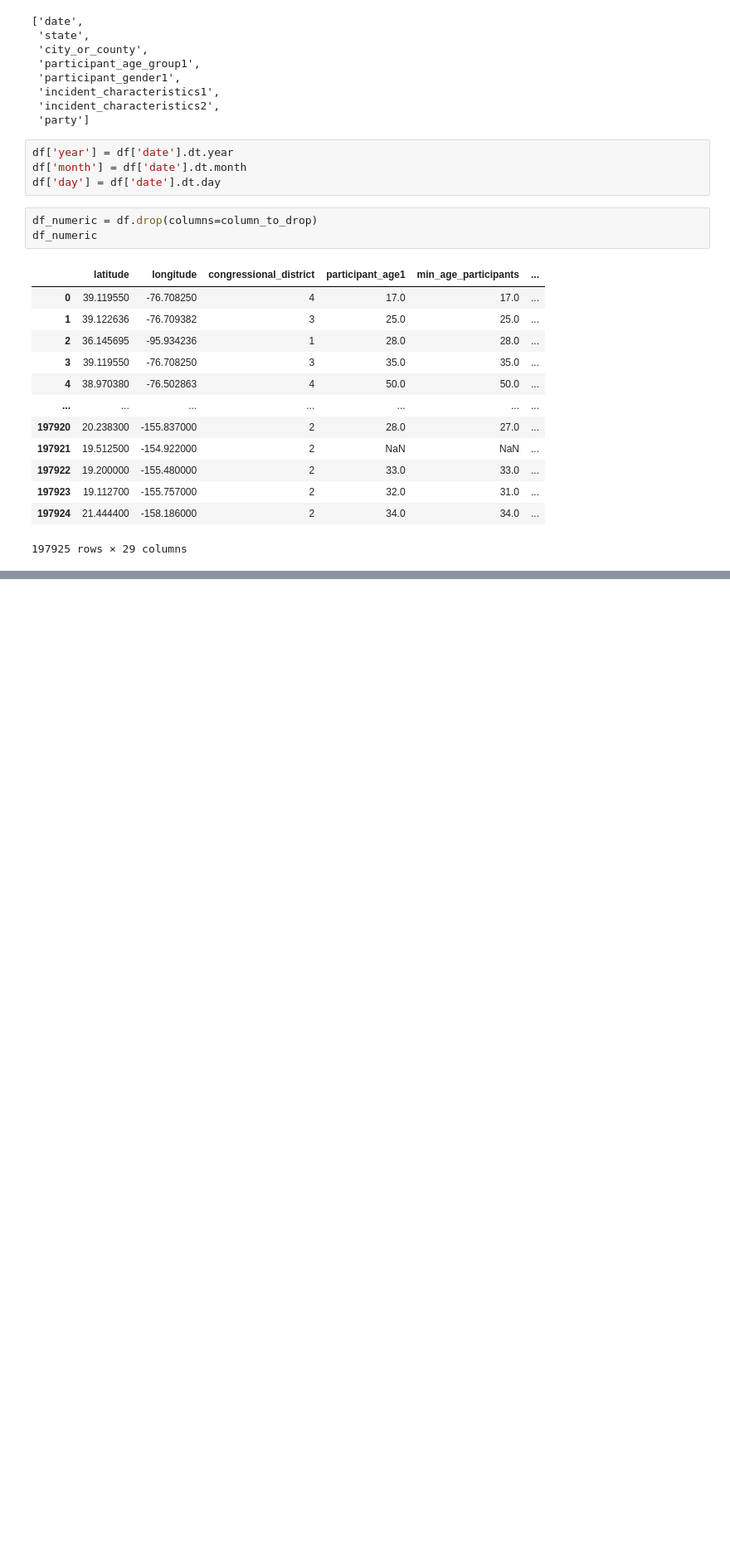
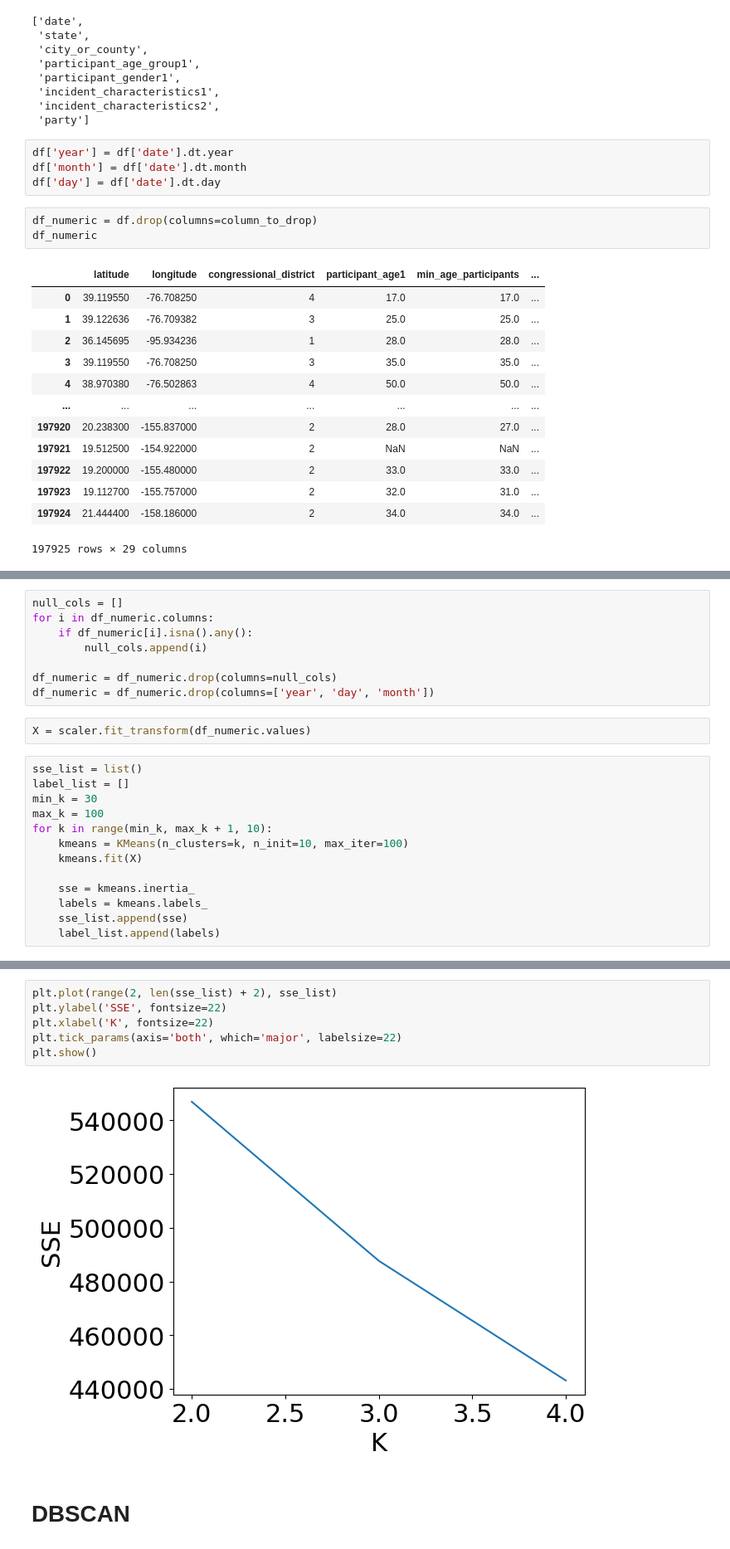
Before and after one commit to vezzusamu/dm-project, a Jupyter notebook: clustering.ipynb, the cells around one changed output, grey strips where cells are left out. Shown at 83% size. Saved outputs shown, nothing was run; the diff lists cells and outputs as text; blank space fills up the shorter version.

Commit message:
implemented first steps of clustering

```diff
--- a/clustering.ipynb
+++ b/clustering.ipynb
@@ -96,0 +91,23 @@ array([[ 0.30655371,  0.888775  , -0.48683991, ...,  1.00560823,
+# %%
+null_cols = []
+for i in df_numeric.columns:
+    if df_numeric[i].isna().any():
+        null_cols.append(i)
+
+df_numeric = df_numeric.drop(columns=null_cols)
+df_numeric = df_numeric.drop(columns=['year', 'day', 'month'])
+# %%
+X = scaler.fit_transform(df_numeric.values)
+# %%
+sse_list = list()
+label_list = []
+min_k = 30
+max_k = 100
+for k in range(min_k, max_k + 1, 10):
+    kmeans = KMeans(n_clusters=k, n_init=10, max_iter=100)
+    kmeans.fit(X)
+
+    sse = kmeans.inertia_
+    labels = kmeans.labels_
+    sse_list.append(sse)
+    label_list.append(labels)
@@ -96,0 +124,10 @@ array([[ 0.30655371,  0.888775  , -0.48683991, ...,  1.00560823,
+# %%
+plt.plot(range(2, len(sse_list) + 2), sse_list)
+plt.ylabel('SSE', fontsize=22)
+plt.xlabel('K', fontsize=22)
+plt.tick_params(axis='both', which='major', labelsize=22)
+plt.show()
+# %% [output]
+[figure, added]
+# %% [markdown]
+# DBSCAN
```
Also changed, not shown: parts of 15 cells of this notebook.
